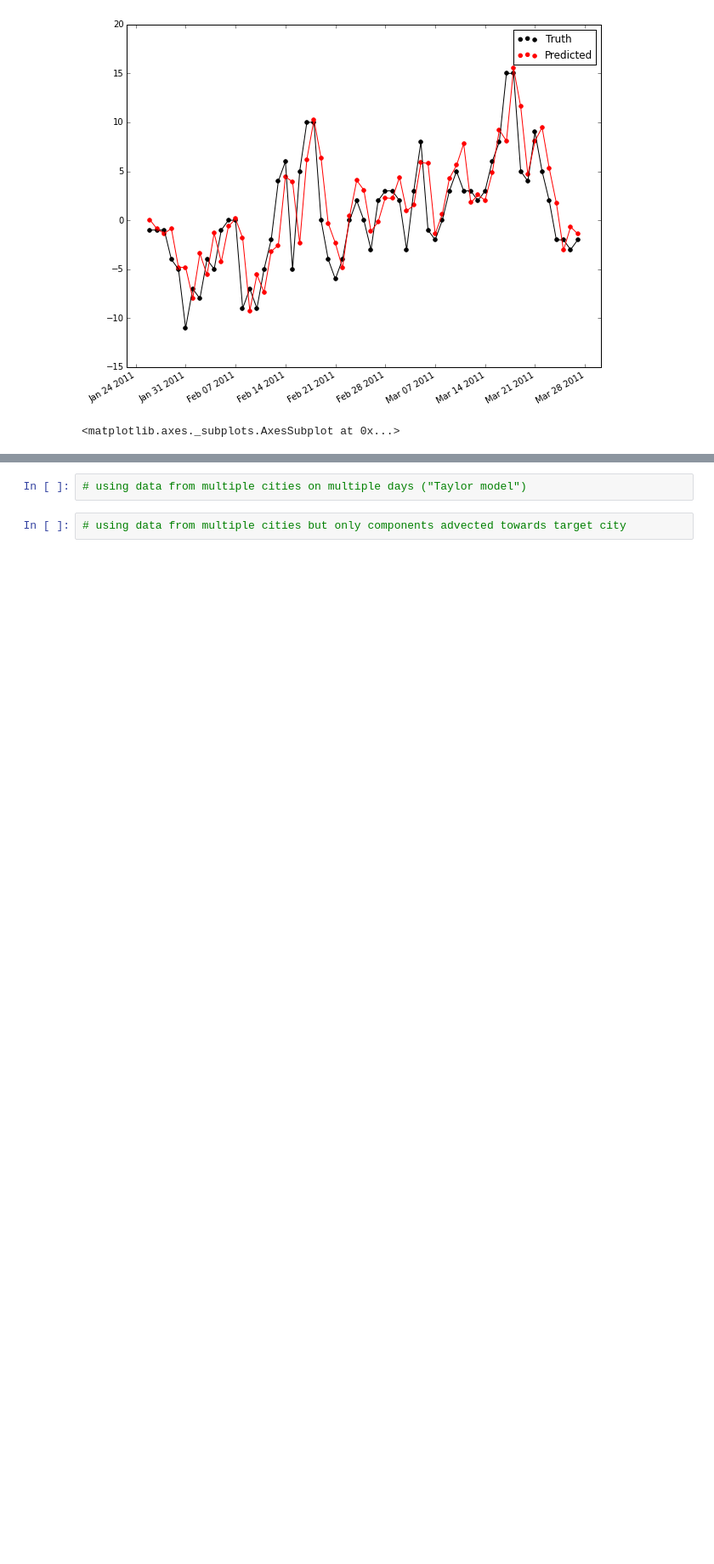
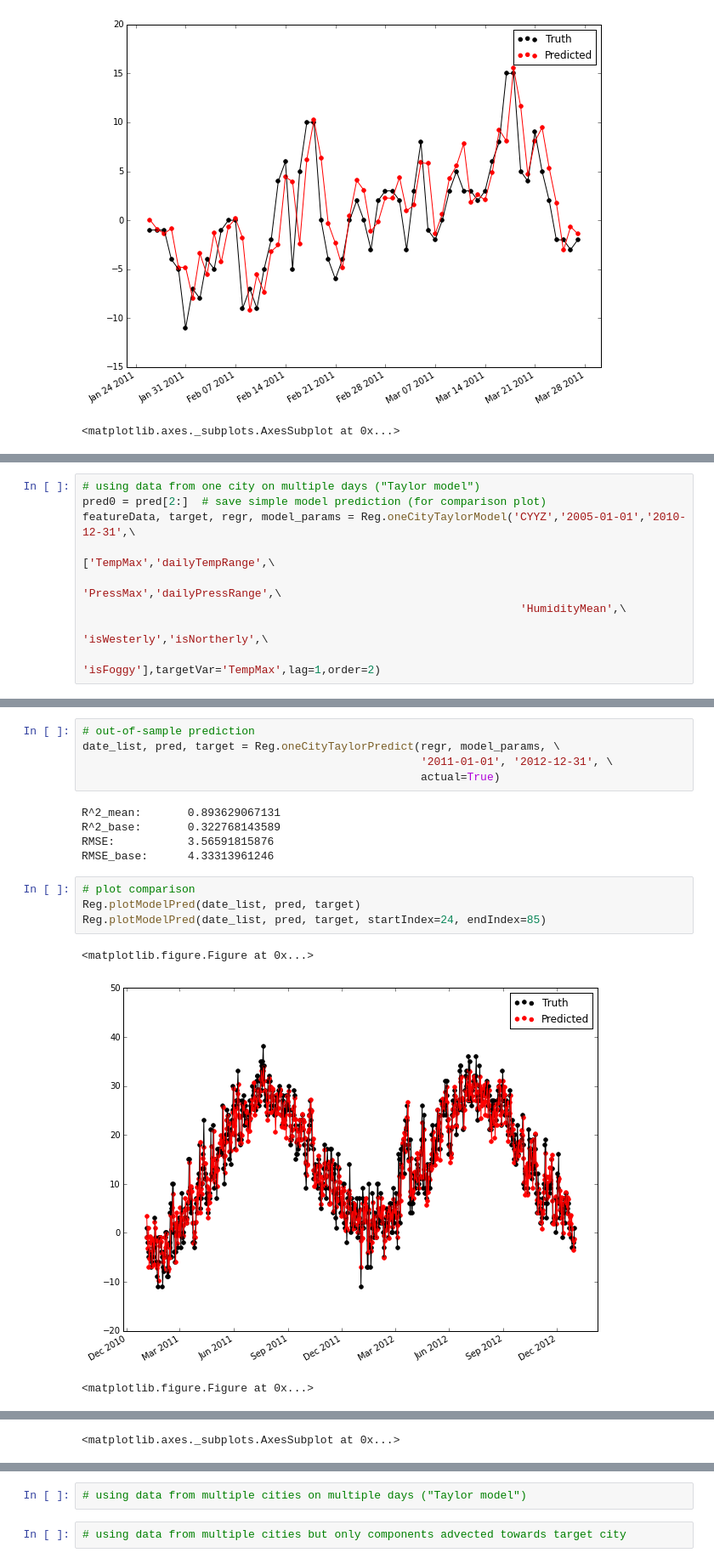
Before and after one commit to majorgowan/wpwp, a Jupyter notebook: Scraping/Notebooks/wU_Regression_models.ipynb, the cells around one changed output, grey strips where cells are left out. Shown: that part at 85% size. Cells and saved outputs as stored; diff of their text form; blank space fills up the shorter version.

Commit message:
added to regression notebook; wrote function to apply pca transform to out-of-sample data

```diff
--- a/Scraping/Notebooks/wU_Regression_models.ipynb
+++ b/Scraping/Notebooks/wU_Regression_models.ipynb
@@ -56,0 +59,9 @@ Reg.plotModelPred(date_list, pred, target, startIndex=24, endIndex=85)
+# %%
+# using data from one city on multiple days ("Taylor model")
+pred0 = pred[2:]  # save simple model prediction (for comparison plot)
+featureData, target, regr, model_params = Reg.oneCityTaylorModel('CYYZ','2005-01-01','2010-12-31',\
+                                                                 ['TempMax','dailyTempRange',\
+                                                                  'PressMax','dailyPressRange',\
+                                                                  'HumidityMean',\
+                                                                  'isWesterly','isNortherly',\
+                                                                  'isFoggy'],targetVar='TempMax',lag=1,order=2)
@@ -56,0 +86,18 @@ Reg.plotModelPred(date_list, pred, target, startIndex=24, endIndex=85)
+# %%
+# out-of-sample prediction
+date_list, pred, target = Reg.oneCityTaylorPredict(regr, model_params, \
+                                                   '2011-01-01', '2012-12-31', \
+                                                   actual=True)
+# %% [output]
+R^2_mean:       0.893629067131
+R^2_base:       0.322768143589
+RMSE:           3.56591815876
+RMSE_base:      4.33313961246
+# %%
+# plot comparison
+Reg.plotModelPred(date_list, pred, target)
+Reg.plotModelPred(date_list, pred, target, startIndex=24, endIndex=85)
+# %% [output]
+<matplotlib.figure.Figure at 0x...>
+[figure, added]
+<matplotlib.figure.Figure at 0x...>
@@ -56,0 +105 @@ Reg.plotModelPred(date_list, pred, target, startIndex=24, endIndex=85)
+<matplotlib.axes._subplots.AxesSubplot at 0x...>
```
Also changed, not shown: parts of 12 cells of this notebook, 3 other files.
